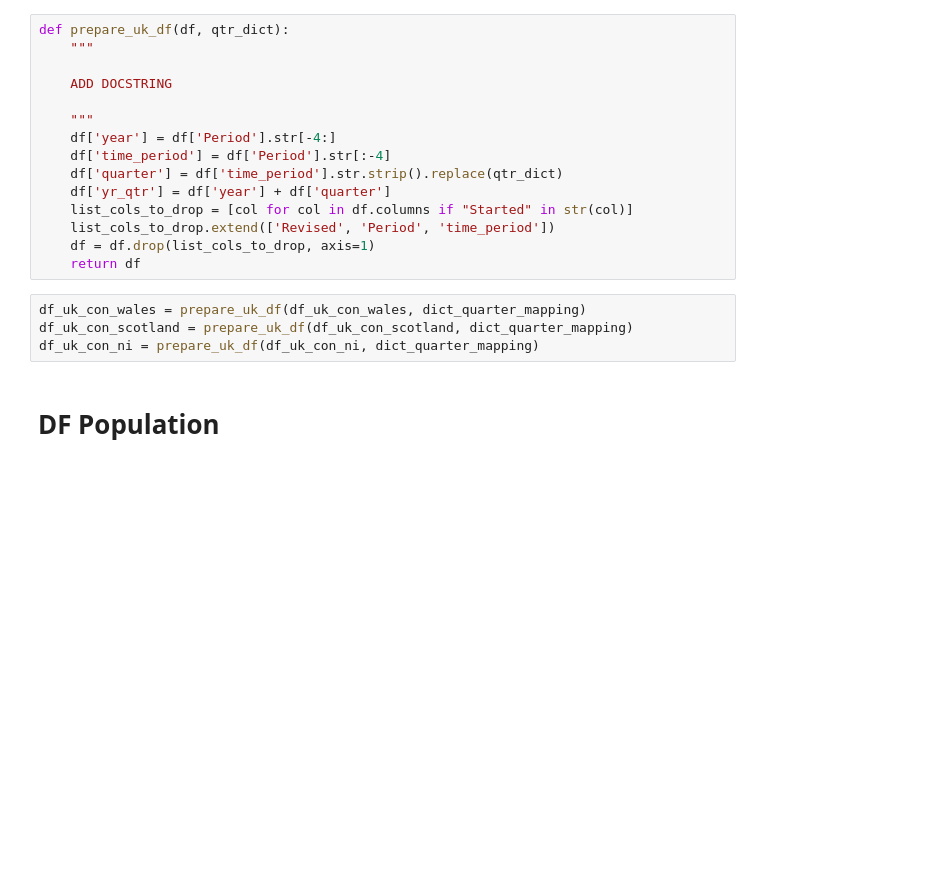
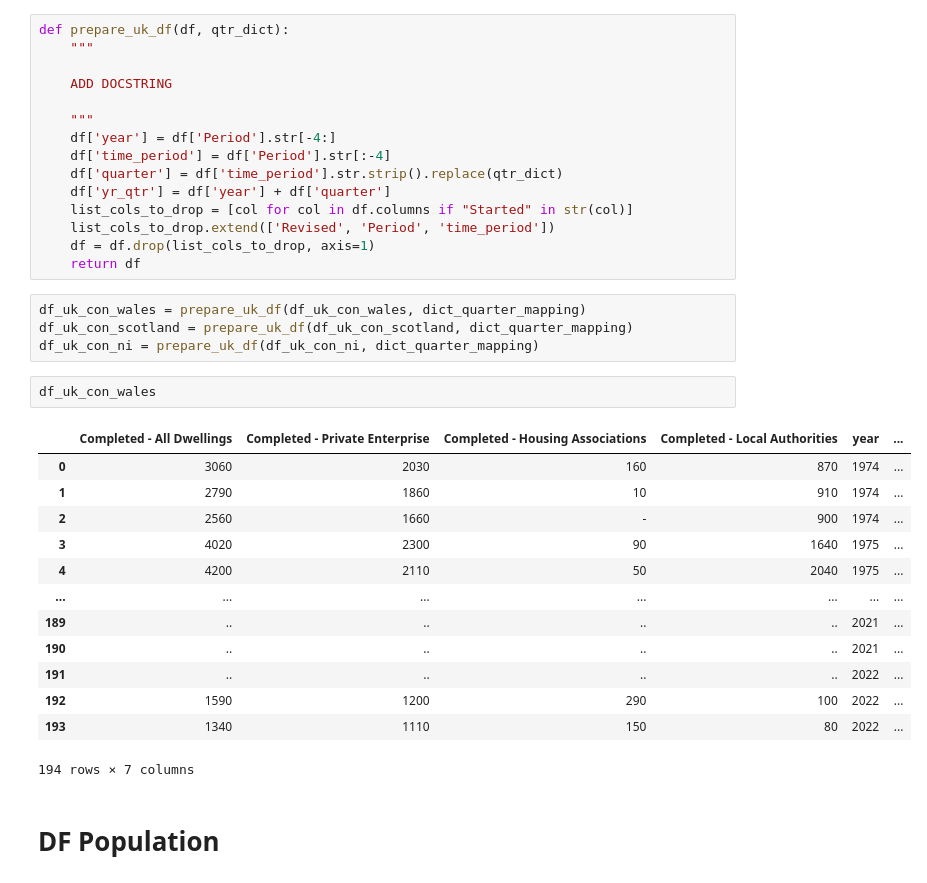
Before and after one commit to lcroash/MSC_SEM1_CA2, a Jupyter notebook: CA2.ipynb, the cells around one changed output. Cells and saved outputs as stored; diff of their text form; blank space fills up the shorter version.

```diff
--- a/CA2.ipynb
+++ b/CA2.ipynb
@@ -1220,6 +1251,22 @@ def prepare_uk_df(df, qtr_dict):
 df_uk_con_wales = prepare_uk_df(df_uk_con_wales, dict_quarter_mapping)
 df_uk_con_scotland = prepare_uk_df(df_uk_con_scotland, dict_quarter_mapping)
 df_uk_con_ni = prepare_uk_df(df_uk_con_ni, dict_quarter_mapping)
+# %%
+df_uk_con_wales
+# %% [output]
+|  | Completed - All Dwellings | Completed - Private Enterprise | Completed - Housing Associations | Completed - Local Authorities | year | ... |
+| 0 | 3060 | 2030 | 160 | 870 | 1974 | ... |
+| 1 | 2790 | 1860 | 10 | 910 | 1974 | ... |
+| 2 | 2560 | 1660 | - | 900 | 1974 | ... |
+| 3 | 4020 | 2300 | 90 | 1640 | 1975 | ... |
+| 4 | 4200 | 2110 | 50 | 2040 | 1975 | ... |
+| ... | ... | ... | ... | ... | ... | ... |
+| 189 | .. | .. | .. | .. | 2021 | ... |
+| 190 | .. | .. | .. | .. | 2021 | ... |
+| 191 | .. | .. | .. | .. | 2022 | ... |
+| 192 | 1590 | 1200 | 290 | 100 | 2022 | ... |
+| 193 | 1340 | 1110 | 150 | 80 | 2022 | ... |
+194 rows × 7 columns
 # %% [markdown]
 # DF Population
 # %%
```
Also changed, not shown: parts of 34 cells of this notebook.
